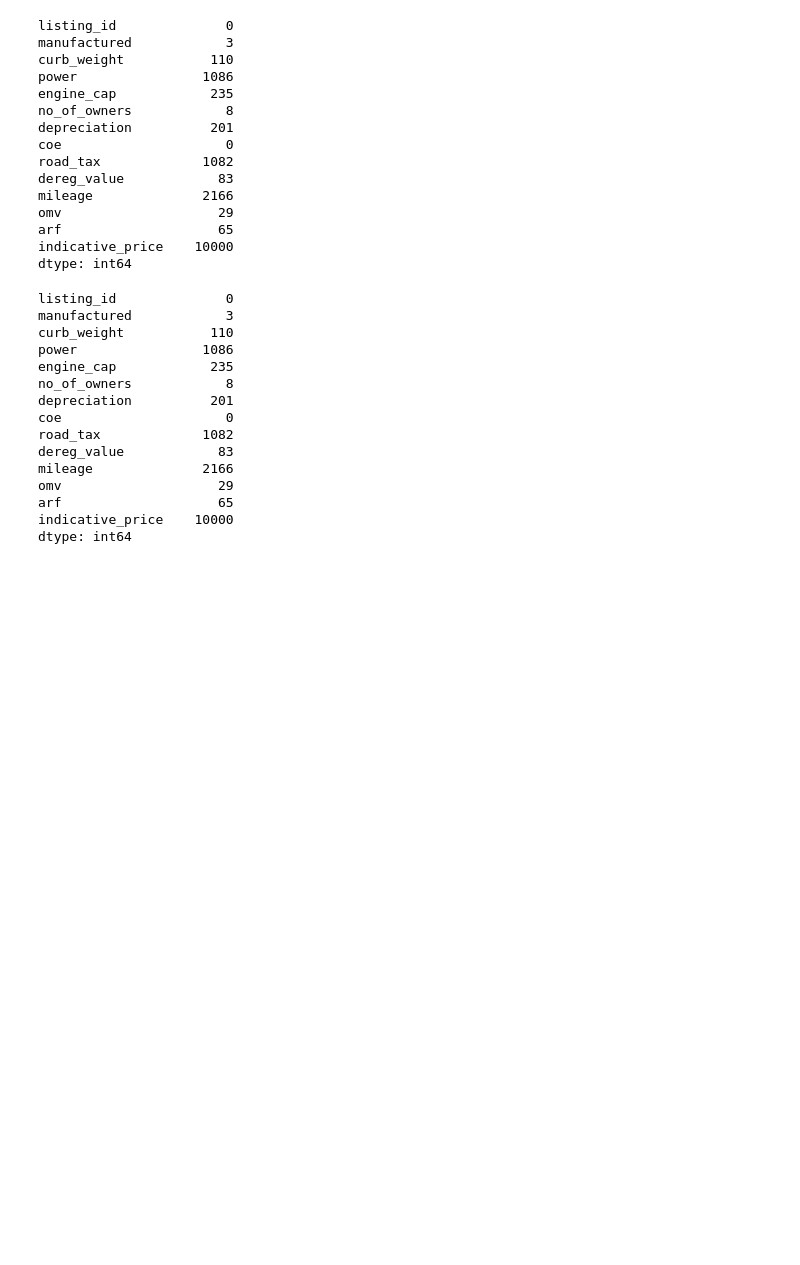
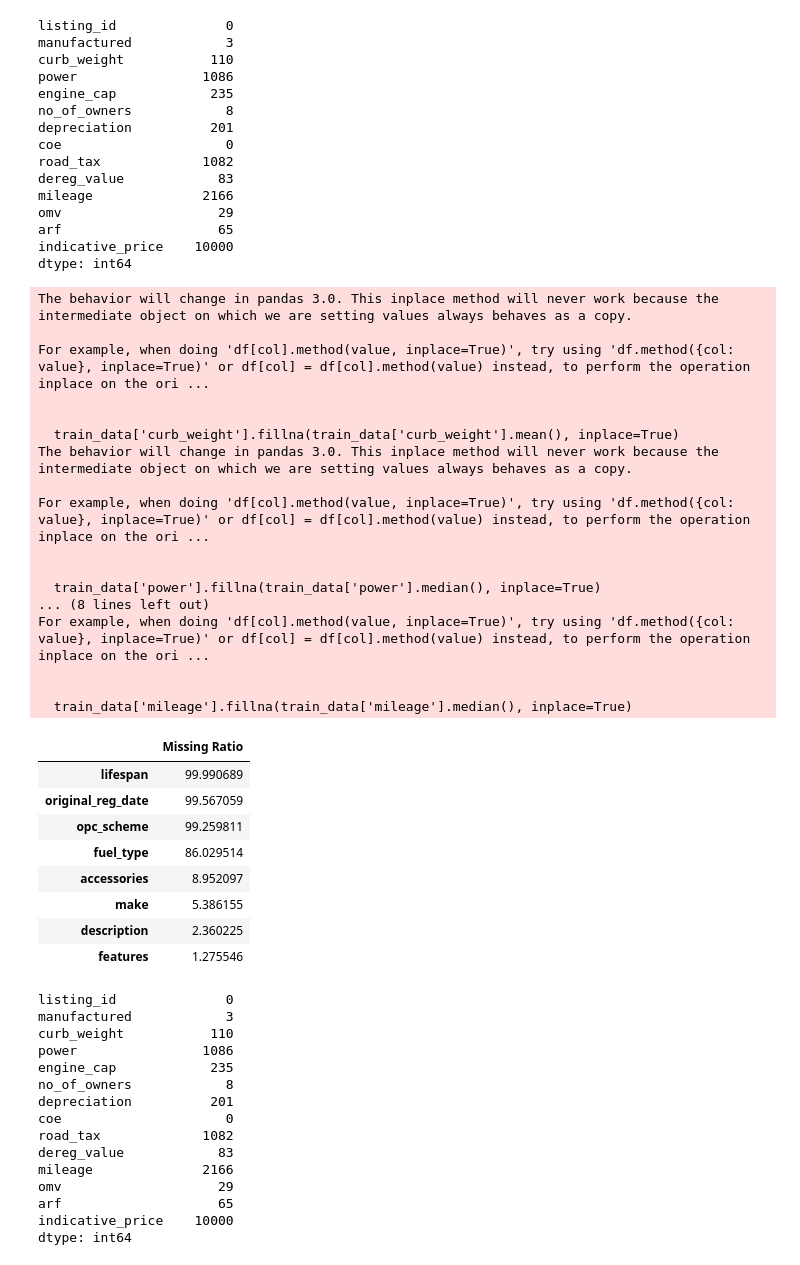
Before and after one commit to JunjieZ728/CS5228-Project, a Jupyter notebook: cs5228project.ipynb, the cells around one changed output. Drawn from its saved outputs; the diff is of its cells as text; code cells hidden in the pictures; blank space fills up the shorter version.

```diff
--- a/cs5228project.ipynb
+++ b/cs5228project.ipynb
@@ -79,3 +102,48 @@ train_data.fillna(0, inplace=True)
+# %%
+# Drop 'indicative_price' since it's all missing
+train_data.drop(columns=['listing_id', 'indicative_price'], inplace=True)
+# Fill missing values in numerical columns
+train_data['curb_weight'].fillna(train_data['curb_weight'].mean(), inplace=True)
+
+train_data['power'].fillna(train_data['power'].median(), inplace=True)
+
+train_data['no_of_owners'].fillna(train_data['no_of_owners'].mode()[0], inplace=True)
+
+train_data['mileage'].fillna(train_data['mileage'].median(), inplace=True)
+
+train_data.dropna(subset=['manufactured','engine_cap','depreciation','coe','road_tax','dereg_value','omv','arf','price'], inplace=True)
+nan_all_data = (train_data.isnull().sum())*100/train_data.shape[0]
+nan_all_data= nan_all_data.drop(nan_all_data[nan_all_data== 0].index).sort_values(ascending=False)
+nan_all_data
+miss_df = pd.DataFrame({'Missing Ratio' :nan_all_data})
+miss_df
+# %% [output]
+The behavior will change in pandas 3.0. This inplace method will never work because the intermediate object on which we are setting values always behaves as a copy.
+
+For example, when doing 'df[col].method(value, inplace=True)', try using 'df.method({col: value}, inplace=True)' or df[col] = df[col].method(value) instead, to perform the operation inplace on the ori ...
+
+
+  train_data['curb_weight'].fillna(train_data['curb_weight'].mean(), inplace=True)
+The behavior will change in pandas 3.0. This inplace method will never work because the intermediate object on which we are setting values always behaves as a copy.
+
+For example, when doing 'df[col].method(value, inplace=True)', try using 'df.method({col: value}, inplace=True)' or df[col] = df[col].method(value) instead, to perform the operation inplace on the ori ...
+
+
+  train_data['power'].fillna(train_data['power'].median(), inplace=True)
+... (8 lines left out)
+For example, when doing 'df[col].method(value, inplace=True)', try using 'df.method({col: value}, inplace=True)' or df[col] = df[col].method(value) instead, to perform the operation inplace on the ori ...
+
+
+  train_data['mileage'].fillna(train_data['mileage'].median(), inplace=True)
+|  | Missing Ratio |
+| lifespan | 99.990689 |
+| original_reg_date | 99.567059 |
+| opc_scheme | 99.259811 |
+| fuel_type | 86.029514 |
+| accessories | 8.952097 |
+| make | 5.386155 |
+| description | 2.360225 |
+| features | 1.275546 |
 # %%
 train_data = train_data.drop(columns = train_data.select_dtypes(include=['object']))
 test_data = test_data.drop(columns = test_data.select_dtypes(include=['object']))
```
Also changed, not shown: parts of 29 cells of this notebook, 2 other files.
